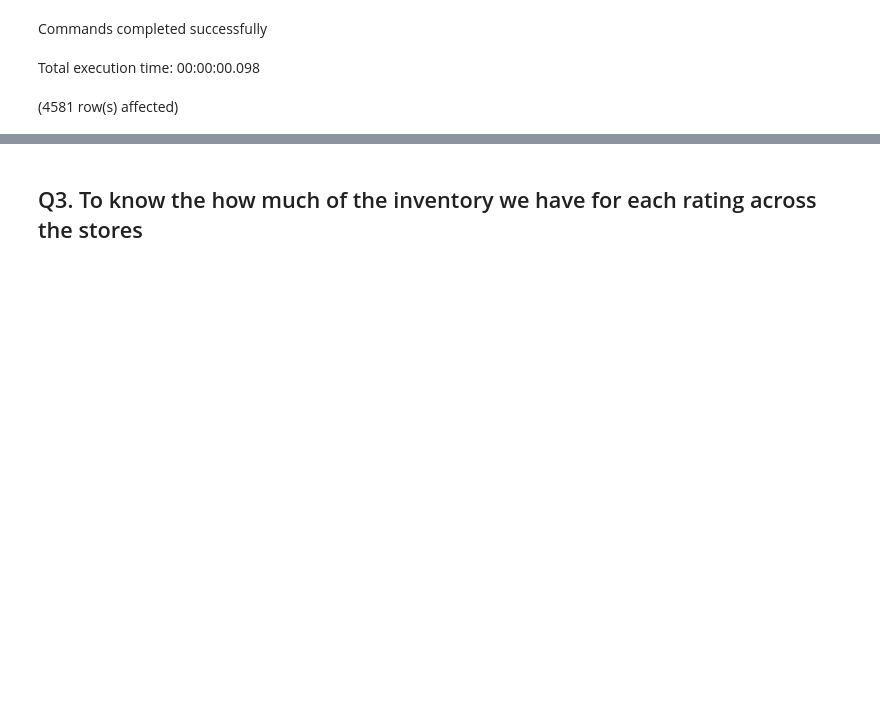
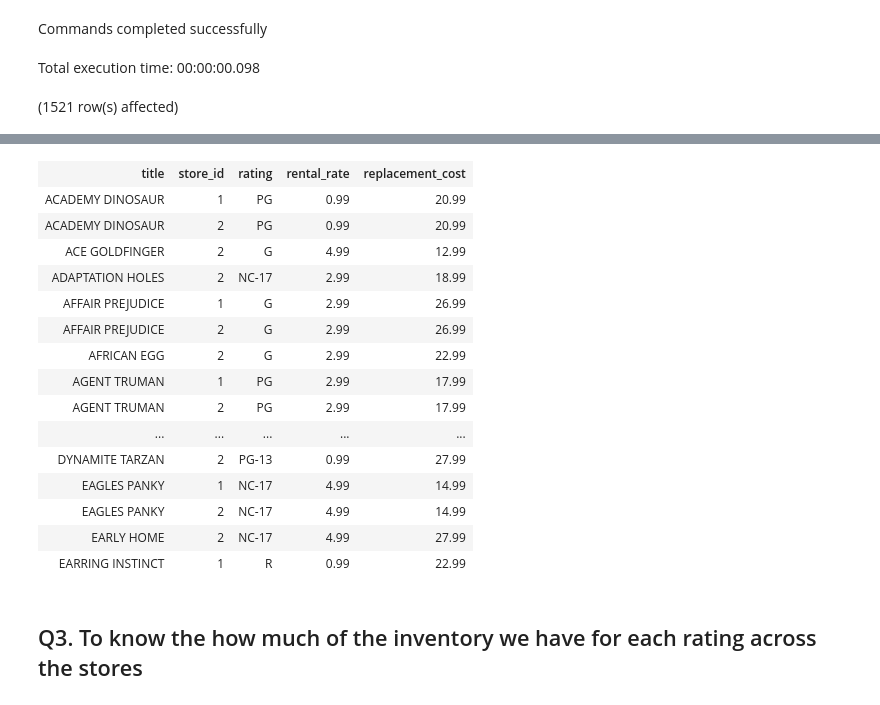
Before and after one commit to oladapo-joseph/movie_dataset, a Jupyter notebook: movie.ipynb, the cells around one changed output, grey strips where cells are left out. Cells and saved outputs as stored; diff of their text form; code cells hidden in the pictures; blank space fills up the shorter version.

```diff
--- a/movie.ipynb
+++ b/movie.ipynb
@@ -279,9 +286,9 @@ REFERENCES film(film_id);
 Commands completed successfully
 Total execution time: 00:00:00.098
 # %%
-select  film.title,inventory.store_id,inventory.inventory_id,film.rating,film.rental_rate, film.replacement_cost
+select DISTINCT film.title,inventory.store_id, film.rating,film.rental_rate, film.replacement_cost
 from inventory
 join film
 on film.film_id = inventory.film_id;
 # %% [output]
-(4581 row(s) affected)
+(1521 row(s) affected)
@@ -290,3 +296,19 @@ Total execution time: 00:00:01.056
+| title | store_id | rating | rental_rate | replacement_cost |
+| ACADEMY DINOSAUR | 1 | PG | 0.99 | 20.99 |
+| ACADEMY DINOSAUR | 2 | PG | 0.99 | 20.99 |
+| ACE GOLDFINGER | 2 | G | 4.99 | 12.99 |
+| ADAPTATION HOLES | 2 | NC-17 | 2.99 | 18.99 |
+| AFFAIR PREJUDICE | 1 | G | 2.99 | 26.99 |
+| AFFAIR PREJUDICE | 2 | G | 2.99 | 26.99 |
+| AFRICAN EGG | 2 | G | 2.99 | 22.99 |
+| AGENT TRUMAN | 1 | PG | 2.99 | 17.99 |
+| AGENT TRUMAN | 2 | PG | 2.99 | 17.99 |
+| ... | ... | ... | ... | ... |
+| DYNAMITE TARZAN | 2 | PG-13 | 0.99 | 27.99 |
+| EAGLES PANKY | 1 | NC-17 | 4.99 | 14.99 |
+| EAGLES PANKY | 2 | NC-17 | 4.99 | 14.99 |
+| EARLY HOME | 2 | NC-17 | 4.99 | 27.99 |
+| EARRING INSTINCT | 1 | R | 0.99 | 22.99 |
 # %% [markdown]
 ## Q3. To know the how much of the inventory we have for each rating across the stores
 # %%
```
Also changed, not shown: parts of 14 cells of this notebook, 3 other files.
